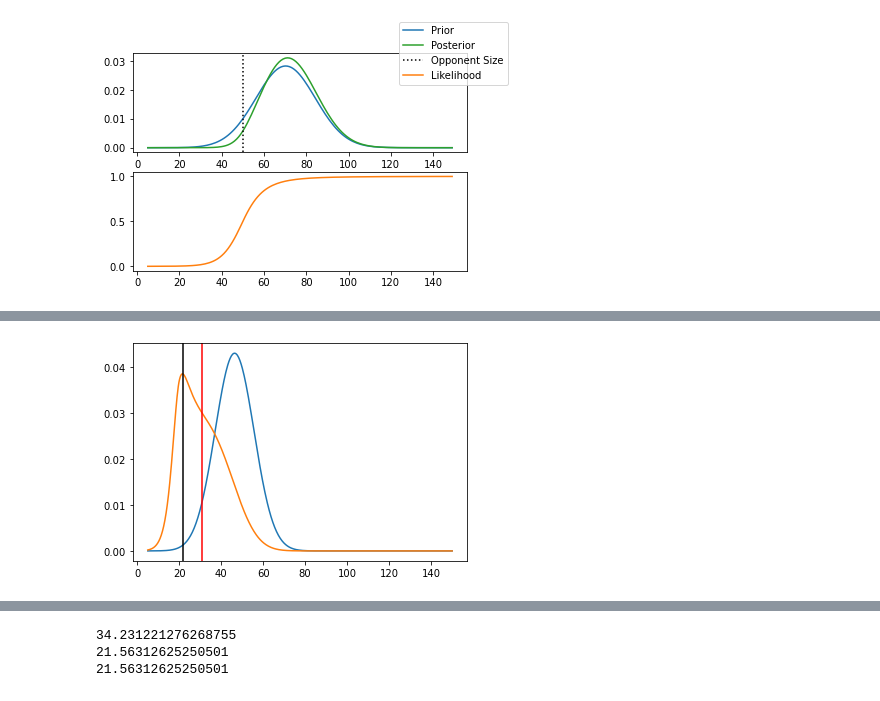
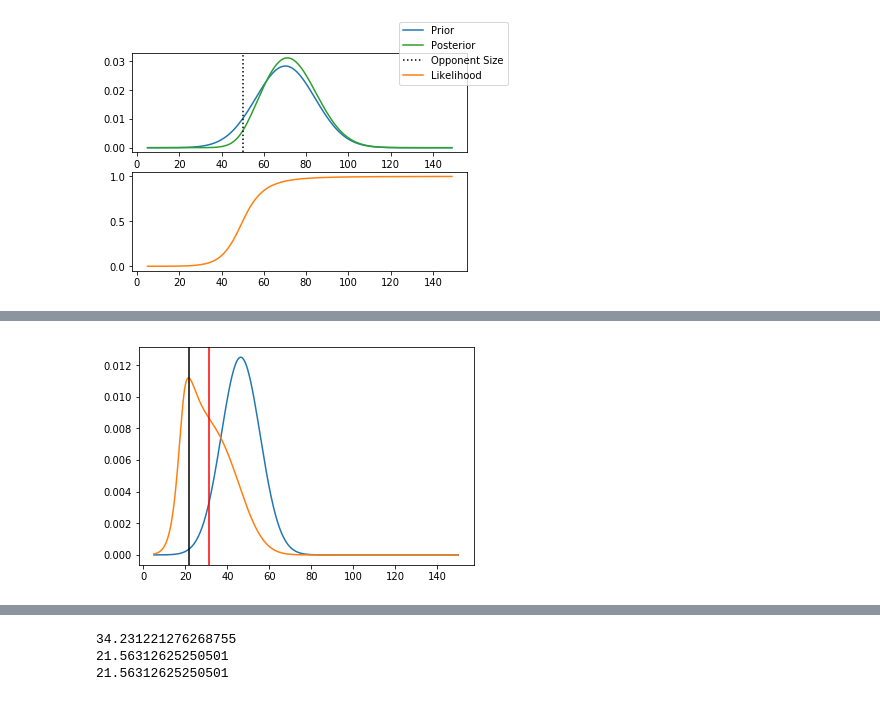
Before and after one commit to aperkes/BayesBattleBots, a Jupyter notebook: BayesFights.ipynb, the cells around one changed output, grey strips where cells are left out. Drawn from its saved outputs; the diff is of its cells as text; code cells hidden in the pictures.

```diff
--- a/BayesFights.ipynb
+++ b/BayesFights.ipynb
@@ -135,9 +174,20 @@ fig.show()
 # %%
 ## Define a fish object
 
+naive_escalation = {
+      0:.10,
+      1:.20,
+      2:.30,
+      3:.50,
+      4:.70
+}
+
+## Fish object with internal rules and estimates
 class Fish:
-    def __init__(self,name=0,age=50,size=None,prior=None,likelihood=None,xs=np.linspace(5,150,500)):
-        self.name = name
+    def __init__(self,idx=0,age=50,size=None,
+                 prior=None,likelihood=None,hock_estimate=.5,escalation=naive_escalation,xs=np.linspace(5,150,500)):
+        self.idx = idx
+        self.name = idx
         self.age = age
         self.xs = xs
         if size is not None:
@@ -153,31 +203,44 @@ class Fish:
             self.prior = pior
         else:
             self.prior = self._prior_size(self.age,xs=self.xs)
-
+        ## Define the rules one when to escalate, based on confidence
+        self.escalation_thresholds = escalation
+        self.cdf_prior = self._get_cdf_prior(self.prior)
         self.estimate = self.xs[np.argmax(self.prior)]
         prior_mean,prior_std = self.get_stats()
         self.estimate_ = prior_mean
+        if hock_estimate == 'estimate':
+            self.hock_estimate = self.estimate
+        else:
+            self.hock_estimate = hock_estimate
+        self.hock_record = [self.hock_estimate]
         self.win_record = []
         self.est_record = [self.estimate]
         self.est_record_ = [self.estimate_]
         self.sdest_record = [prior_std]
 
+    def _get_cdf_prior(self,prior):
+        normed_prior = self.prior / np.sum(self.prior)
+        cdf_prior = np.cumsum(normed_prior)
+        return cdf_prior
+
     def _update(self,prior,likelihood,xs = None):
         if xs is None:
             xs = self.xs
         post = prior * likelihood
-        post = post / auc(xs,post)
+        #post = post / auc(xs,post)
+        post = post / np.sum(post)
         return post
 
     def _prior_size(self,t,xs = np.arange(5,150)):
         s_mean = self._growth_func(t)
         sd = s_mean / 5
-        return norm.pdf(xs,s_mean,sd)
+        prior = norm.pdf(xs,s_mean,sd)
+        return prior / np.sum(prior)
 
     def _growth_func(self,t,s_max = 100):
         size = 7 + s_max - s_max/np.exp(t/100)
         return size
-
 
     def update_prior(self,win,x_opp,xs=None):
         if xs is None:
@@ -185,6 +248,7 @@ class Fish:
         likelihood = define_likelihood(x_opp,xs,win)
         self.win_record.append([x_opp,win])
         self.prior = self._update(self.prior,likelihood,xs)
+        self.cdf_prior = self._get_cdf_prior(self.prior)
         if True: ## Need to decide which of these to use...
             estimate = self.xs[np.argmax(self.prior)] ## This is easy, but should it be the mean?
         else:
@@ -200,6 +264,14 @@ class Fish:
 
         return self.prior,self.estimate
 
+    def update_hock(self,win,h_opp,scale=.1):
+        rel_hock = self.hock_estimate / (self.hock_estimate + h_opp)
+        estimate = self.hock_estimate + scale * (win-rel_hock)
+        if estimate < .001:
+            estimate = .001
+        self.hock_estimate = estimate
+        self.hock_record.append(estimate)
+
     def plot_prior(self,ax=None):
         if ax is None:
             fig,ax = plt.subplots()
@@ -207,18 +279,59 @@ class Fish:
         if ax is None:
             fig.show()
     def summary(self): # print off a summary of the fish
-        print('My name is:',self.name)
+        print('My number is:',self.idx)
         print('Actual size:',self.size)
         print('Size estimate:',self.estimate)
         print('Win record:',self.win_record)
         return self.name,self.size,self.estimate,self.win_record
 
-    def escalate(self,x_opp): # Decide whether to fight (or escalate a fight) against a bigger fish
+    ## This needs to be divied up by strategy somehow...
+    def choose_effort(self,f_opp,strategy='sa'):
+        if strategy == 'sa':
+            return self.estimate / 100 ## This is defined as the max fish size, which could change...
+        elif strategy == 'oa':
+            return 1 - f_opp.size / 100
+        elif strategy == 'ma':
+            ## I think we could do np.sum(self.cdf_prior * f_opp.cdf_prior)
+            return np.sum(self.cdf_prior[self.xs > f_opp.size])
+        elif strategy == 'ma_c': ## This is the continuous version where there is opponent uncertainty
+            total_prob = 0
+            opp_estimate = self.estimate_opponent(f_opp.size)
+            for i in range(len(f_opp.xs)):
+                s = f_opp.xs[i]
+                total_prop += np.sum(self.cdf_prior[self.xs > s]) * opp_estimate[i]
+            return total_prob
+        else:
+            return 1
+
+    ## Function to estimate opponent size, should return a prior distribution of opponent size like own prior_cdf
+    def estimate_opponent(self,f_opp):
+        return f_opp.cdf_prior
+
+    def escalate_(self,x_opp,level=0): # Decide whether to fight (or escalate a fight) against a bigger fish
         #print('Choosing whether to escalate...Estimate,opponent:',self.estimate,x_opp)
-        if self.estimate > x_opp:
+
+        #NOTE: Switch this to a cdf estimate (i.e. odds of winning)
+        if self.estimate > x_opp * (level * .2 + 1): ## This is a wierd structure
             return True
         else:
             return False
+
+    ## This is just a little wrapper for probably_bigger
+    def escalate(self,x_opp,level=0):
+        conf_needed = self.escalation_thresholds[level]
+        if self.probably_bigger(x_opp,conf_needed):
+            return True
+        else:
+            return False
+    # Check whether you believe you are bigger with some required confidence
+    def probably_bigger(self,x_opp,conf=.5):
+        cutoff = self.xs[np.argmax(self.cdf_prior > (1-conf))] ## Calculate cutoff for a given confidence
+        if x_opp < cutoff:
+            return True
+        else:
+            return False
+
 
     def fight(self,x_opp): # Decide if you win against another fish
         prob_win = likelihood_function_size(self.size,x_opp)
@@ -248,7 +361,9 @@ print(f1.get_stats())
 print('Fight?',f1.escalate(38))
 fig,ax = plt.subplots()
 f1.plot_prior(ax)
+print('pre-sum',np.sum(f1.prior))
 f1.update_prior(win=False,x_opp=20)
+print('post-sum',np.sum(f1.prior))
 f1.plot_prior(ax)
 #ax.plot(f1.xs,f1.prior * f1.xs,color='black')
 
@@ -286 +403 @@ Win fixed? True
-[figure, old version]
+[figure, new version]
```
Also changed, not shown: parts of 17 cells of this notebook.
